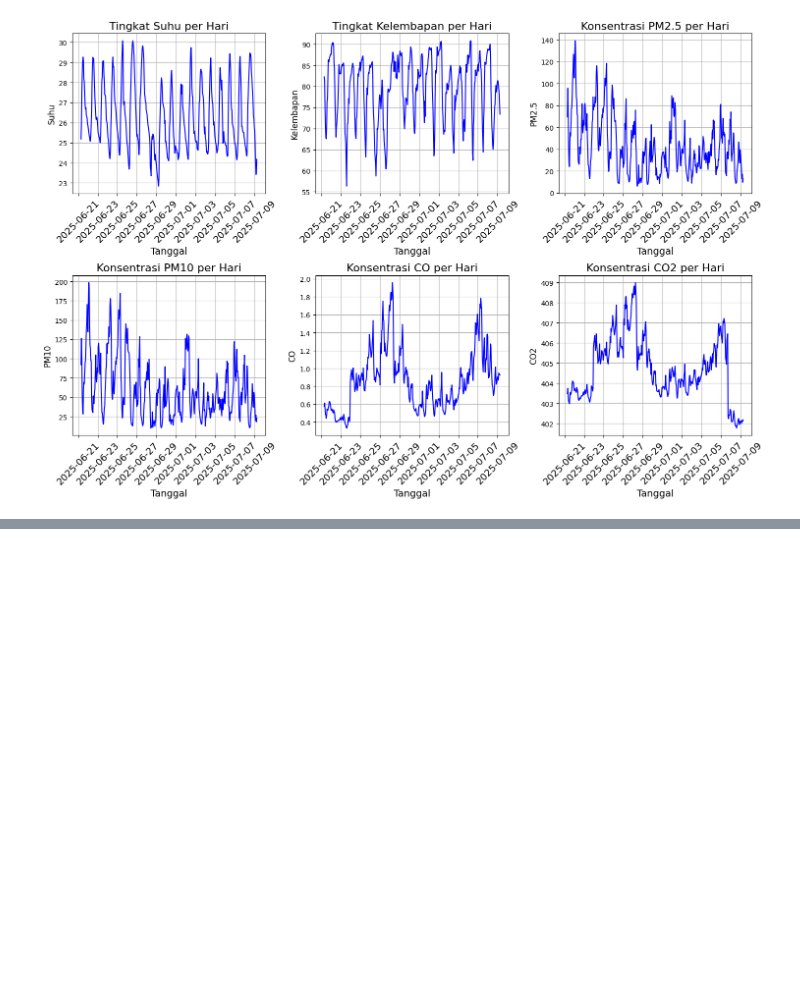
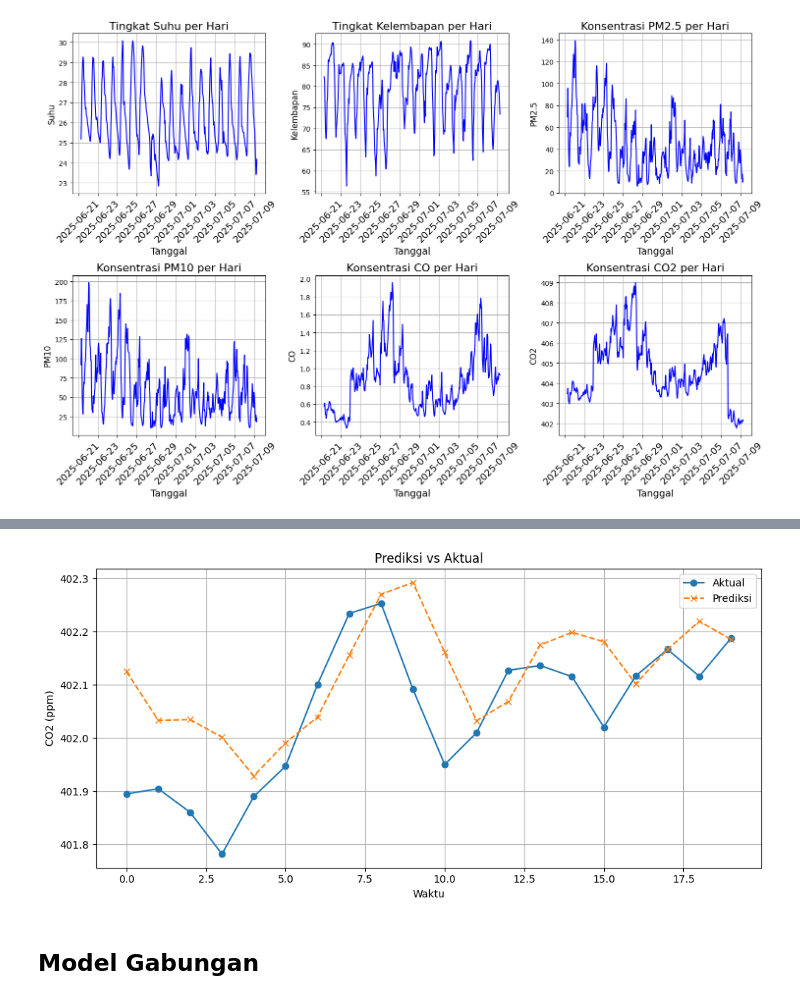
Before and after one commit to Hardtophead/Prediksi_Polusi_Udara, a Jupyter notebook: notebooks/prediksiV4.ipynb, the cells around one changed output, grey strips where cells are left out. Cells and saved outputs as stored; diff of their text form; code cells hidden in the pictures; blank space fills up the shorter version.

```diff
--- a/notebooks/prediksiV4.ipynb
+++ b/notebooks/prediksiV4.ipynb
@@ -1658,0 +470,12 @@ RMSE CO2: 0.091
+# %%
+# === 4. Model ===
+model_co2 = tf.keras.Sequential([
+    tf.keras.layers.Input(shape=(seq_length, 1)),
+    tf.keras.layers.LSTM(256, return_sequences=True),
+    tf.keras.layers.LSTM(256, return_sequences=True),
+    tf.keras.layers.LSTM(256),
+    tf.keras.layers.Dense(1)
+])
+
+model_co2.compile(optimizer='adam', loss='mae', metrics=['mae'])
+model_co2.summary()
@@ -1658,0 +500,6 @@ RMSE CO2: 0.091
+# %%
+# === 5. Training ===
+model_co2.fit(train_ds, validation_data=val_ds, epochs=50)
+
+# === 6. Evaluation ===
+model_co2.evaluate(test_ds)
@@ -1658,0 +525,21 @@ RMSE CO2: 0.091
+# %%
+# === 7. Plot Prediction vs Ground Truth ===
+y_pred_scaled = model_co2.predict(test_ds)
+y_true = np.concatenate([y for x, y in test_ds], axis=0)
+
+# Inverse scaling
+y_pred = scaler.inverse_transform(y_pred_scaled)
+y_true = scaler.inverse_transform(y_true[:, 0, :])
+
+import matplotlib.pyplot as plt
+plt.figure(figsize=(10,5))
+plt.plot(y_true, label='Aktual', marker='o')
+plt.plot(y_pred, label='Prediksi', linestyle='--', marker='x')
+plt.legend()
+plt.title('Prediksi vs Aktual')
+plt.xlabel('Waktu')
+plt.ylabel('CO2 (ppm)')
+plt.grid(True)
+plt.tight_layout()
+plt.show()
+# %% [output]
@@ -1658,0 +547,3 @@ RMSE CO2: 0.091
+[figure, added]
+# %% [markdown]
+## Model Gabungan
```
Also changed, not shown: parts of 156 cells of this notebook, 8 other files.
